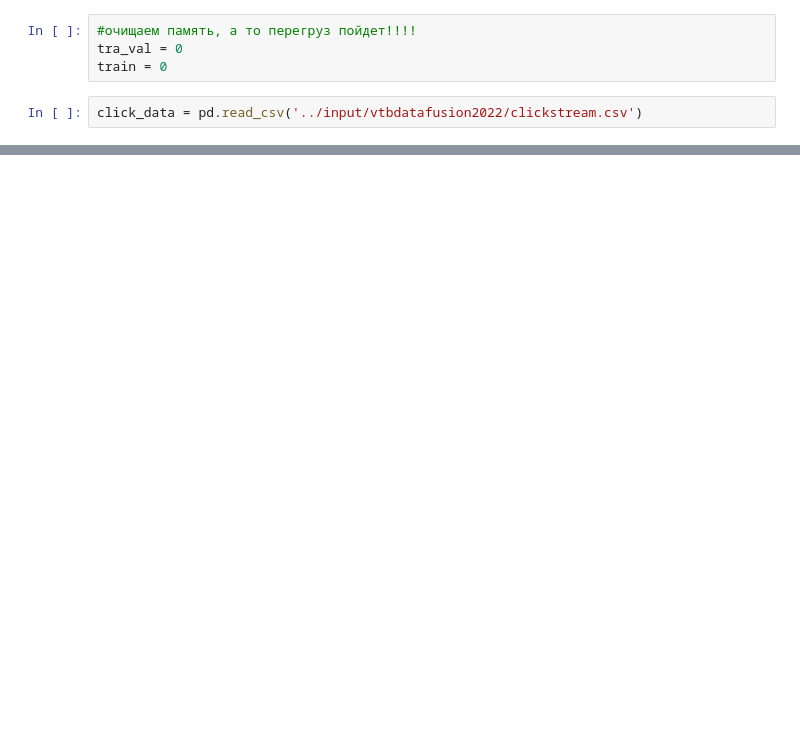
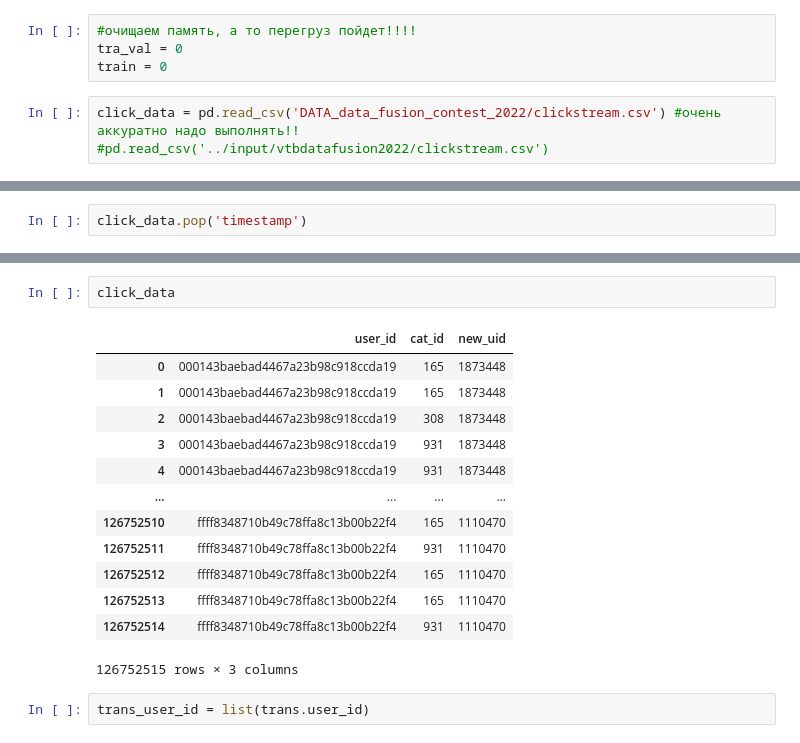
Before and after one commit to blnikan/DataFusionContest2022, a Jupyter notebook: clean.ipynb, the cells around one changed output, grey strips where cells are left out. Drawn from its saved outputs; the diff is of its cells as text; blank space fills up the shorter version.

```diff
--- a/clean.ipynb
+++ b/clean.ipynb
@@ -29,4 +73,5 @@ trans.shape
 tra_val = 0
 train = 0
 # %%
-click_data = pd.read_csv('../input/vtbdatafusion2022/clickstream.csv')
+click_data = pd.read_csv('DATA_data_fusion_contest_2022/clickstream.csv') #очень аккуратно надо выполнять!!
+#pd.read_csv('../input/vtbdatafusion2022/clickstream.csv')
@@ -32,0 +116,2 @@ click_data = pd.read_csv('../input/vtbdatafusion2022/clickstream.csv')
+# %%
+click_data.pop('timestamp')
@@ -32,0 +131,18 @@ click_data = pd.read_csv('../input/vtbdatafusion2022/clickstream.csv')
+# %%
+click_data
+# %% [output]
+|  | user_id | cat_id | new_uid |
+| 0 | 000143baebad4467a23b98c918ccda19 | 165 | 1873448 |
+| 1 | 000143baebad4467a23b98c918ccda19 | 165 | 1873448 |
+| 2 | 000143baebad4467a23b98c918ccda19 | 308 | 1873448 |
+| 3 | 000143baebad4467a23b98c918ccda19 | 931 | 1873448 |
+| 4 | 000143baebad4467a23b98c918ccda19 | 931 | 1873448 |
+| ... | ... | ... | ... |
+| 126752510 | ffff8348710b49c78ffa8c13b00b22f4 | 165 | 1110470 |
+| 126752511 | ffff8348710b49c78ffa8c13b00b22f4 | 931 | 1110470 |
+| 126752512 | ffff8348710b49c78ffa8c13b00b22f4 | 165 | 1110470 |
+| 126752513 | ffff8348710b49c78ffa8c13b00b22f4 | 165 | 1110470 |
+| 126752514 | ffff8348710b49c78ffa8c13b00b22f4 | 931 | 1110470 |
+126752515 rows × 3 columns
+# %%
+trans_user_id = list(trans.user_id)
```
Also changed, not shown: parts of 16 cells of this notebook.
